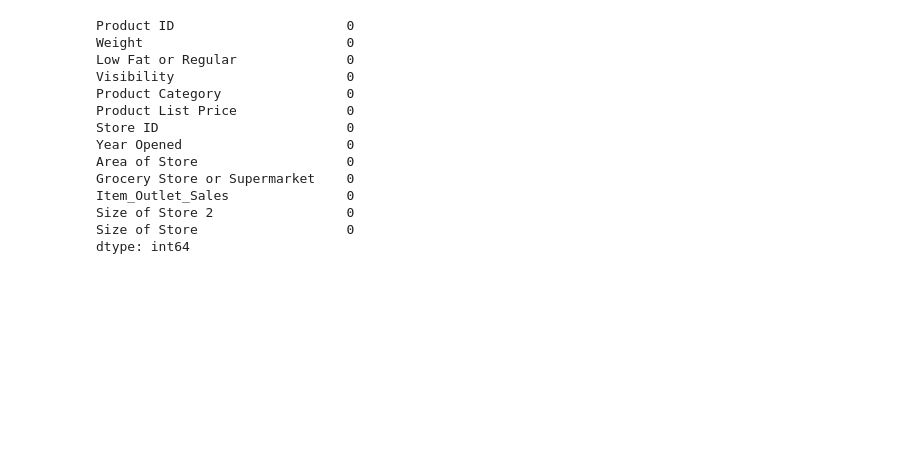
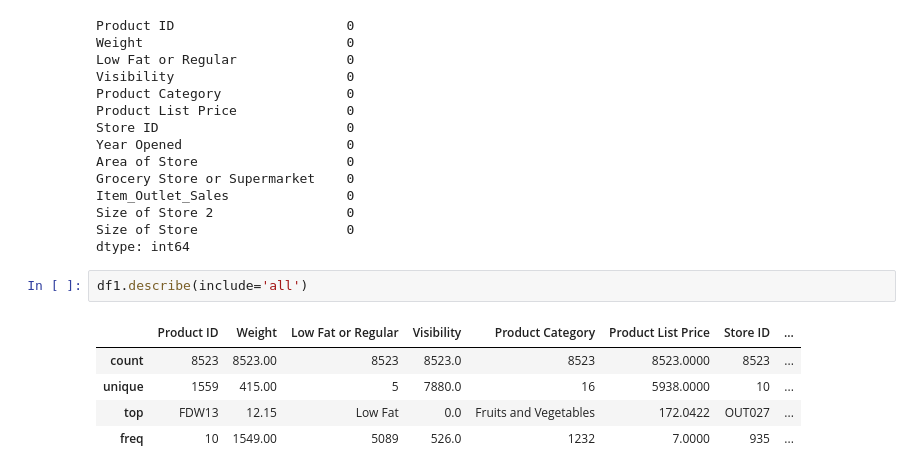
Before and after one commit to cmbote/Sales_Predictions, a Jupyter notebook: Sales_Prediction Missing Data.ipynb, the cells around one changed output. Cells and saved outputs as stored; diff of their text form; blank space fills up the shorter version.

```diff
--- a/Sales_Prediction Missing Data.ipynb
+++ b/Sales_Prediction Missing Data.ipynb
@@ -218,3 +218,11 @@ Item_Outlet_Sales               0
 Size of Store 2                 0
 Size of Store                   0
 dtype: int64
+# %%
+df1.describe(include='all')
+# %% [output]
+|  | Product ID | Weight | Low Fat or Regular | Visibility | Product Category | Product List Price | Store ID | ... |
+| count | 8523 | 8523.00 | 8523 | 8523.0 | 8523 | 8523.0000 | 8523 | ... |
+| unique | 1559 | 415.00 | 5 | 7880.0 | 16 | 5938.0000 | 10 | ... |
+| top | FDW13 | 12.15 | Low Fat | 0.0 | Fruits and Vegetables | 172.0422 | OUT027 | ... |
+| freq | 10 | 1549.00 | 5089 | 526.0 | 1232 | 7.0000 | 935 | ... |
```
